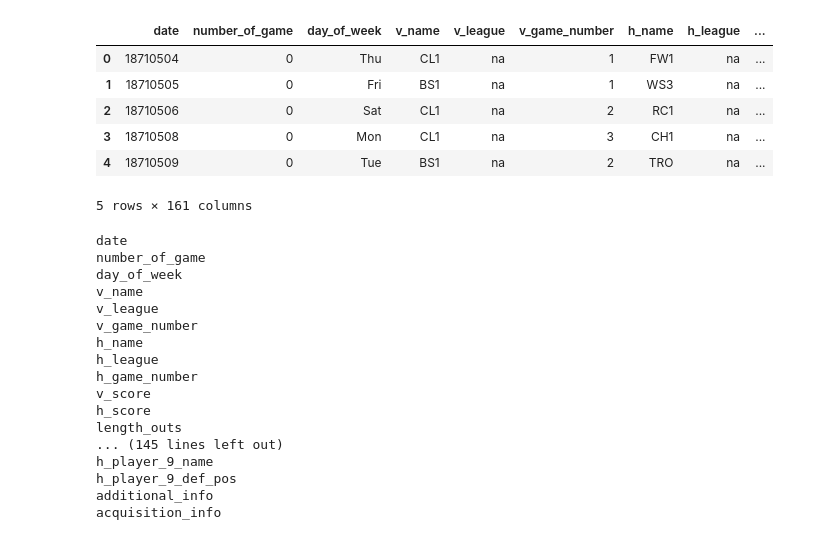
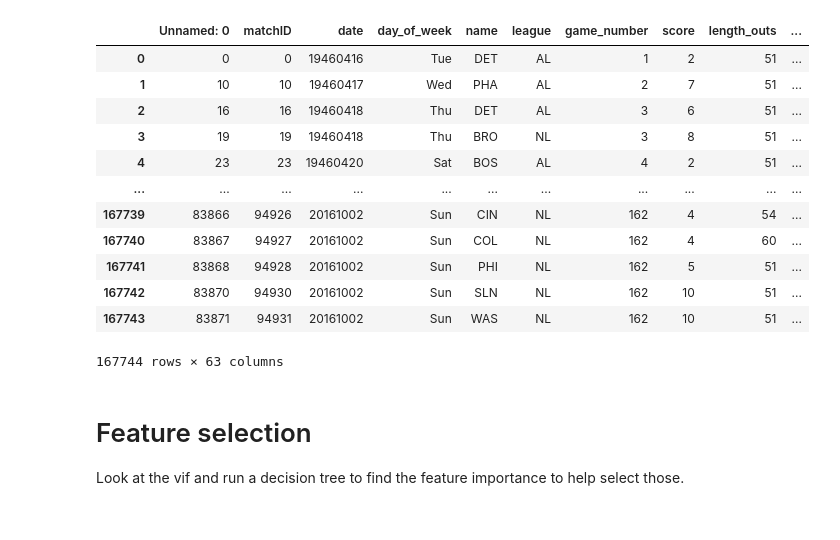
Before and after one commit to songyingho/MLB_Stats, a Jupyter notebook: index.ipynb, the cells around one changed output. Drawn from its saved outputs; the diff is of its cells as text; code cells hidden in the pictures.

Commit message:
df.csv generated, features selected, baseline model working

```diff
--- a/index.ipynb
+++ b/index.ipynb
@@ -3,3 +1,29 @@ import pandas as pd
+# %%
+import matplotlib
+
+import numpy as np
+import pandas as pd
+pd.set_option('display.max_columns', 50)
+pd.set_option('display.max_rows', 500)
+import seaborn as sns
+matplotlib.rcParams['figure.figsize'] = (30,30)
+from IPython.display import Image
+from pydotplus import graph_from_dot_data
+
+from sklearn.linear_model import LogisticRegression
+
+from sklearn.metrics import accuracy_score
+
+from sklearn.model_selection import KFold
+from sklearn.model_selection import train_test_split
+
+from sklearn.preprocessing import OneHotEncoder
+# from sklearn.preprocessing import scale
+from sklearn.preprocessing import StandardScaler
+
+from sklearn.tree import DecisionTreeClassifier
+from sklearn.tree import export_graphviz
+
+from statsmodels.stats.outliers_influence import variance_inflation_factor
 # %%
-df = pd.read_csv('MLB-GameLogs-1871_2016.csv')
-df.describe()
+df = pd.read_csv('df.csv')
@@ -17,31 +30,24 @@ df.describe()
 # %%
-df.head()
+df
 # %% [output]
-|  | date | number_of_game | day_of_week | v_name | v_league | v_game_number | h_name | h_league | ... |
-| 0 | 18710504 | 0 | Thu | CL1 | na | 1 | FW1 | na | ... |
-| 1 | 18710505 | 0 | Fri | BS1 | na | 1 | WS3 | na | ... |
-| 2 | 18710506 | 0 | Sat | CL1 | na | 2 | RC1 | na | ... |
-| 3 | 18710508 | 0 | Mon | CL1 | na | 3 | CH1 | na | ... |
-| 4 | 18710509 | 0 | Tue | BS1 | na | 2 | TRO | na | ... |
+|  | Unnamed: 0 | matchID | date | day_of_week | name | league | game_number | score | length_outs | ... |
+| 0 | 0 | 0 | 19460416 | Tue | DET | AL | 1 | 2 | 51 | ... |
+| 1 | 10 | 10 | 19460417 | Wed | PHA | AL | 2 | 7 | 51 | ... |
+| 2 | 16 | 16 | 19460418 | Thu | DET | AL | 3 | 6 | 51 | ... |
+| 3 | 19 | 19 | 19460418 | Thu | BRO | NL | 3 | 8 | 51 | ... |
+| 4 | 23 | 23 | 19460420 | Sat | BOS | AL | 4 | 2 | 51 | ... |
+| ... | ... | ... | ... | ... | ... | ... | ... | ... | ... | ... |
+| 167739 | 83866 | 94926 | 20161002 | Sun | CIN | NL | 162 | 4 | 54 | ... |
+| 167740 | 83867 | 94927 | 20161002 | Sun | COL | NL | 162 | 4 | 60 | ... |
+| 167741 | 83868 | 94928 | 20161002 | Sun | PHI | NL | 162 | 5 | 51 | ... |
+| 167742 | 83870 | 94930 | 20161002 | Sun | SLN | NL | 162 | 10 | 51 | ... |
+| 167743 | 83871 | 94931 | 20161002 | Sun | WAS | NL | 162 | 10 | 51 | ... |
-5 rows × 161 columns
+167744 rows × 63 columns
 # %%
 for column in df.columns:
-    print(column)
+    if '_id' in column:
+        df.drop(columns=column, inplace=True)
-# %% [output]
-date
-number_of_game
-day_of_week
-v_name
-v_league
-v_game_number
-h_name
-h_league
-h_game_number
-v_score
-h_score
-length_outs
-... (145 lines left out)
-h_player_9_name
-h_player_9_def_pos
-additional_info
-acquisition_info
+# %% [markdown]
+# Feature selection
+
+Look at the vif and run a decision tree to find the feature importance to help select those.
```
Also changed, not shown: parts of 21 cells of this notebook, 3 other files.
